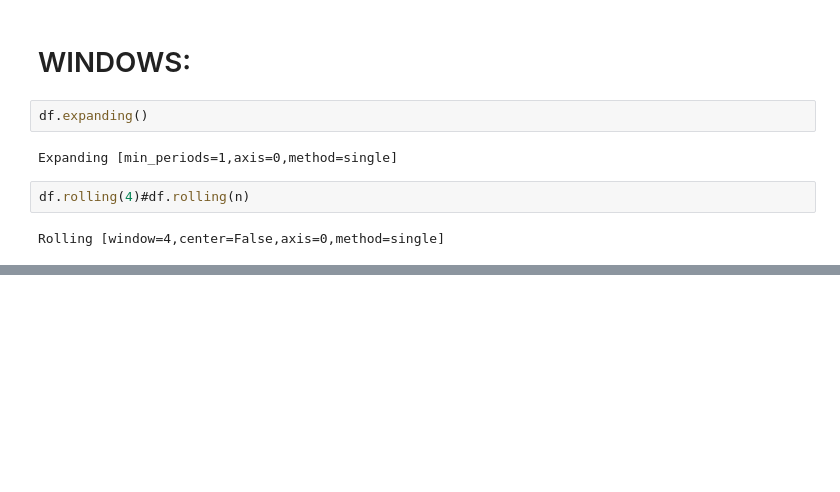
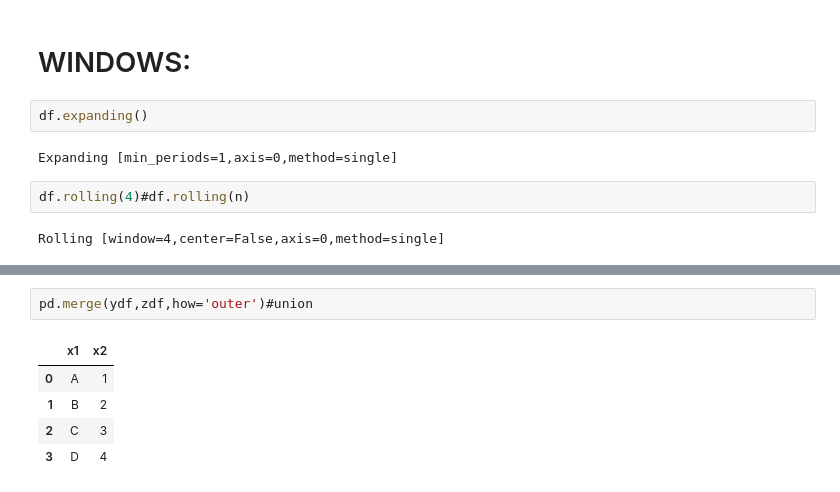
Before and after one commit to marimuthu003/pandas-python, a Jupyter notebook: pandas-cheat-sheet-1.ipynb, the cells around one changed output, grey strips where cells are left out. Cells and saved outputs as stored; diff of their text form; blank space fills up the shorter version.

```diff
--- a/pandas-cheat-sheet-1.ipynb
+++ b/pandas-cheat-sheet-1.ipynb
@@ -265,0 +388,8 @@ Rolling [window=4,center=False,axis=0,method=single]
+# %%
+pd.merge(ydf,zdf,how='outer')#union
+# %% [output]
+|  | x1 | x2 |
+| 0 | A | 1 |
+| 1 | B | 2 |
+| 2 | C | 3 |
+| 3 | D | 4 |
```
Also changed, not shown: parts of 23 cells of this notebook.
